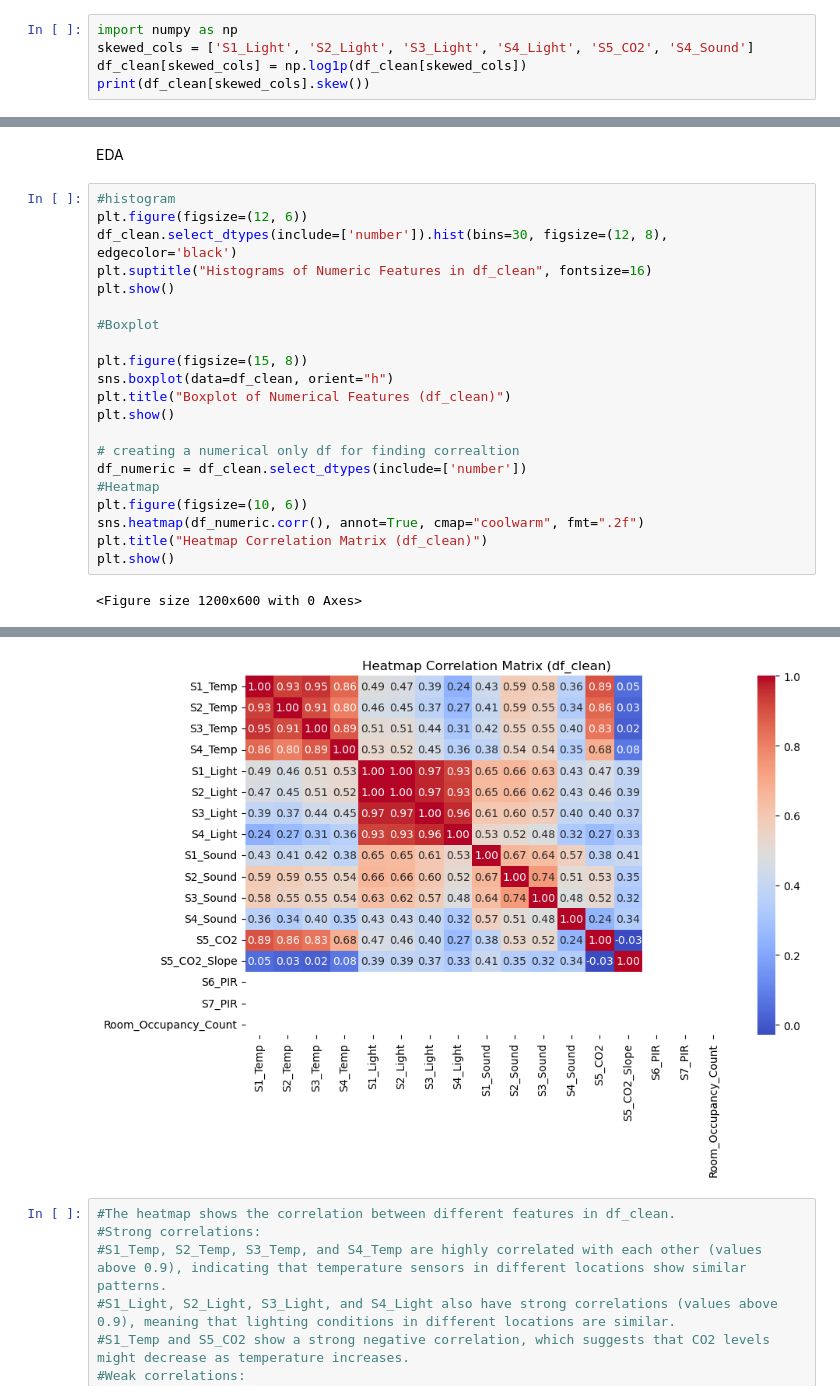
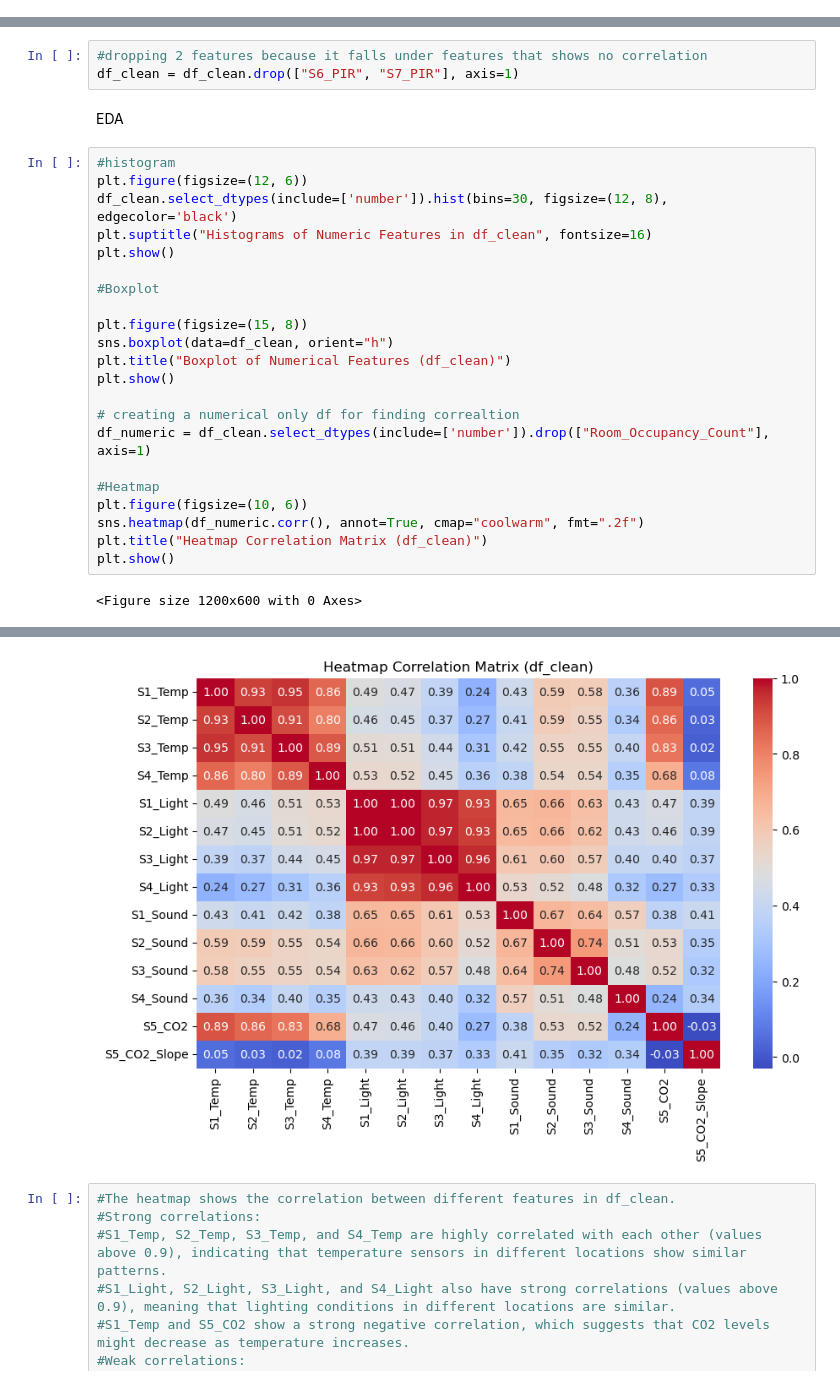
Before and after one commit to Kronos565/Room-Occupany-Estimation_Capstone, a Jupyter notebook: Room Occupancy Estimation.ipynb, the cells around one changed output, grey strips where cells are left out. Drawn from its saved outputs; the diff is of its cells as text.

```diff
--- a/Room Occupancy Estimation.ipynb
+++ b/Room Occupancy Estimation.ipynb
@@ -154,5 +170,0 @@ dtype: float64
-# %%
-import numpy as np
-skewed_cols = ['S1_Light', 'S2_Light', 'S3_Light', 'S4_Light', 'S5_CO2', 'S4_Sound']
-df_clean[skewed_cols] = np.log1p(df_clean[skewed_cols])
-print(df_clean[skewed_cols].skew())
@@ -220,3 +229,6 @@ Index(['Date', 'Time', 'S1_Temp', 'S2_Temp', 'S3_Temp', 'S4_Temp', 'S1_Light',
+# %%
+#dropping 2 features because it falls under features that shows no correlation
+df_clean = df_clean.drop(["S6_PIR", "S7_PIR"], axis=1)
 # %% [markdown]
 EDA
 # %%
@@ -234,7 +246,8 @@ plt.title("Boxplot of Numerical Features (df_clean)")
 plt.show()
 
 # creating a numerical only df for finding correaltion
-df_numeric = df_clean.select_dtypes(include=['number'])
+df_numeric = df_clean.select_dtypes(include=['number']).drop(["Room_Occupancy_Count"], axis=1)
+
 #Heatmap
 plt.figure(figsize=(10, 6))
 sns.heatmap(df_numeric.corr(), annot=True, cmap="coolwarm", fmt=".2f")
@@ -247,4 +260,4 @@ plt.show()
-[figure, old version]
+[figure, new version]
 # %%
 #The heatmap shows the correlation between different features in df_clean.
 #Strong correlations:
```
Also changed, not shown: parts of 36 cells of this notebook.
